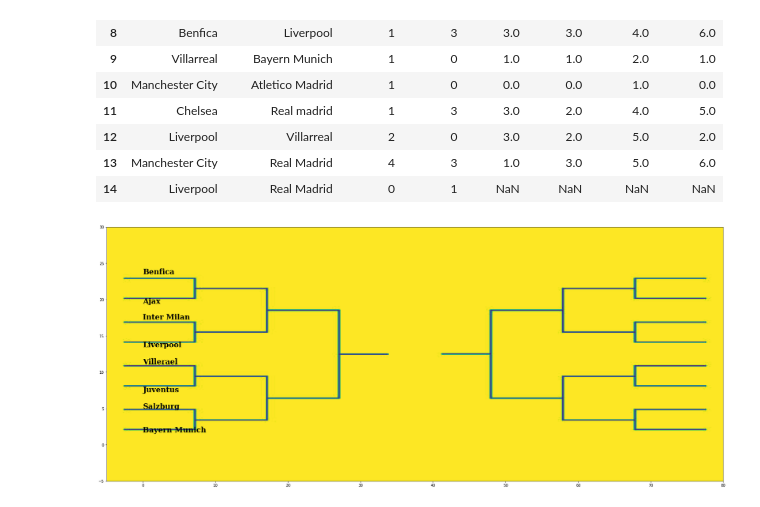
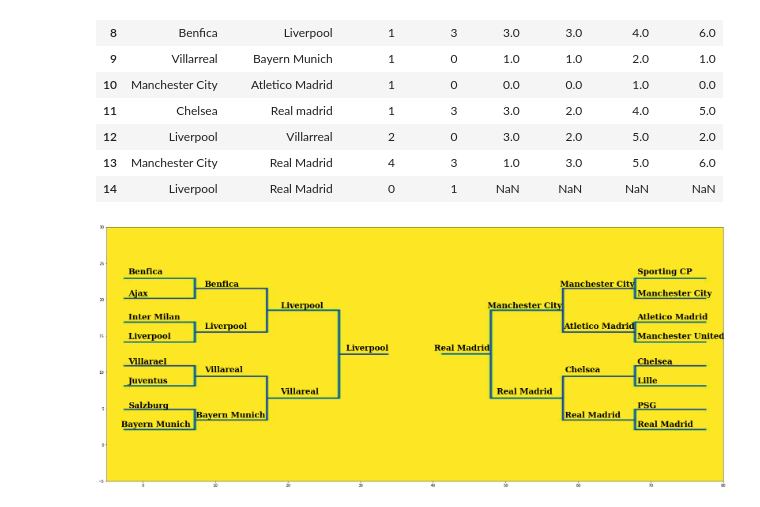
Before and after one commit to jacopofranciosiwisc/champions_league_visualizer, a Jupyter notebook: champions_league_visualizer/tester.ipynb, the cells around one changed output. Saved outputs shown, nothing was run; the diff lists cells and outputs as text; code cells hidden in the pictures.

Commit message:
made the knockout stage graph with python matplotlib

```diff
--- a/champions_league_visualizer/tester.ipynb
+++ b/champions_league_visualizer/tester.ipynb
@@ -83,22 +83,54 @@ ks_df
 | 14 | Liverpool | Real Madrid | 0 | 1 | NaN | NaN | NaN | NaN |
 # %%
 img = plt.imread("static/images/tournament-template.jpg")
-fig, ax = plt.subplots(figsize=(30, 20))
+fig, ax = plt.subplots(figsize=(30, 28))
 ax.imshow(img, extent=[-5, 80, -5, 30])
 font = {'family': 'serif',
         'color':  'black',
         'weight': 'bold',
-        'size': 20
+        'size': 22
         }
-plt.text(0, 23.5, 'Benfica', fontdict=font)
-plt.text(0, 19.45, 'Ajax', fontdict=font)
-plt.text(0, 17.25, 'Inter Milan', fontdict=font)
-plt.text(0, 13.45, 'Liverpool', fontdict=font)
-plt.text(0, 11.1, 'Villerael', fontdict=font)
-plt.text(0, 7.25, 'Juventus', fontdict=font)
-plt.text(0, 5, 'Salzburg', fontdict=font)
-plt.text(0, 1.75, 'Bayern Munich', fontdict=font)
+# left side
+plt.text(-2, 23.5, 'Benfica', fontdict=font)
+plt.text(-2, 20.5, 'Ajax', fontdict=font)
+plt.text(-2, 17.25, 'Inter Milan', fontdict=font)
+plt.text(-2, 14.65, 'Liverpool', fontdict=font)
+plt.text(-2, 11.1, 'Villarael', fontdict=font)
+plt.text(-2, 8.5, 'Juventus', fontdict=font)
+plt.text(-2, 5.1, 'Salzburg', fontdict=font)
+plt.text(-3, 2.5, 'Bayern Munich', fontdict=font)
+
+plt.text(8.5, 21.8, 'Benfica', fontdict=font)
+plt.text(8.5, 16, 'Liverpool', fontdict=font)
+plt.text(8.5, 10, 'Villareal', fontdict=font)
+plt.text(7.3, 3.75, 'Bayern Munich', fontdict=font)
+
+plt.text(19, 18.85, 'Liverpool', fontdict=font)
+plt.text(19, 7, 'Villareal', fontdict=font)
+
+plt.text(28, 13, 'Liverpool', fontdict=font)
+
+# right side
+plt.text(68.15, 23.5, 'Sporting CP', fontdict=font)
+plt.text(68.15, 20.5, 'Manchester City', fontdict=font)
+plt.text(68.15, 17.25, 'Atletico Madrid', fontdict=font)
+plt.text(68.15, 14.65, 'Manchester United', fontdict=font)
+plt.text(68.15, 11.1, 'Chelsea', fontdict=font)
+plt.text(68.15, 8.5, 'Lille', fontdict=font)
+plt.text(68.15, 5.1, 'PSG', fontdict=font)
+plt.text(68.15, 2.5, 'Real Madrid', fontdict=font)
+
+plt.text(57.5, 21.8, 'Manchester City', fontdict=font)
+plt.text(58, 16, 'Atletico Madrid', fontdict=font)
+plt.text(58.15, 10, 'Chelsea', fontdict=font)
+plt.text(58.15, 3.75, 'Real Madrid', fontdict=font)
+
+plt.text(47.5, 18.85, 'Manchester City', fontdict=font)
+plt.text(48.75, 7, 'Real Madrid', fontdict=font)
+
+plt.text(40.15, 13, 'Real Madrid', fontdict=font)
 
 plt.show()
+fig.savefig('knockoutStage2022.png')
 # %% [output]
-[figure, old version]
+[figure, new version]
```
Also changed, not shown: 1 other file.
